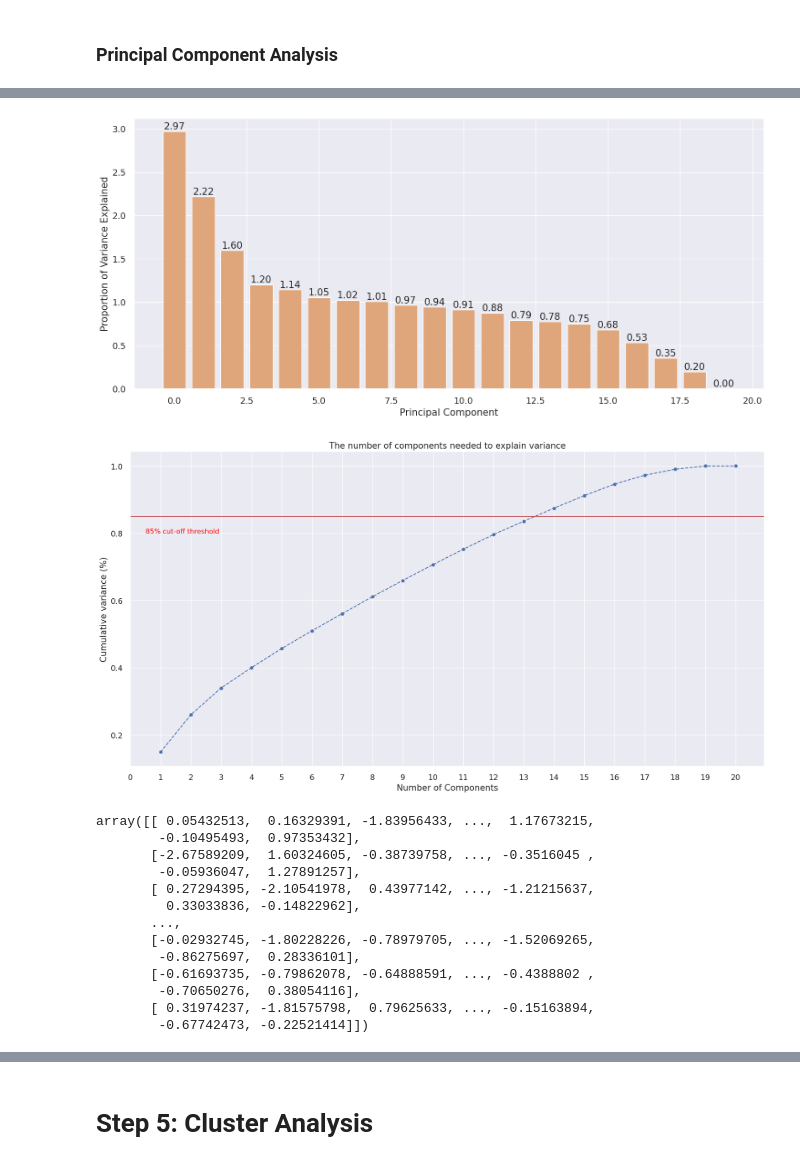
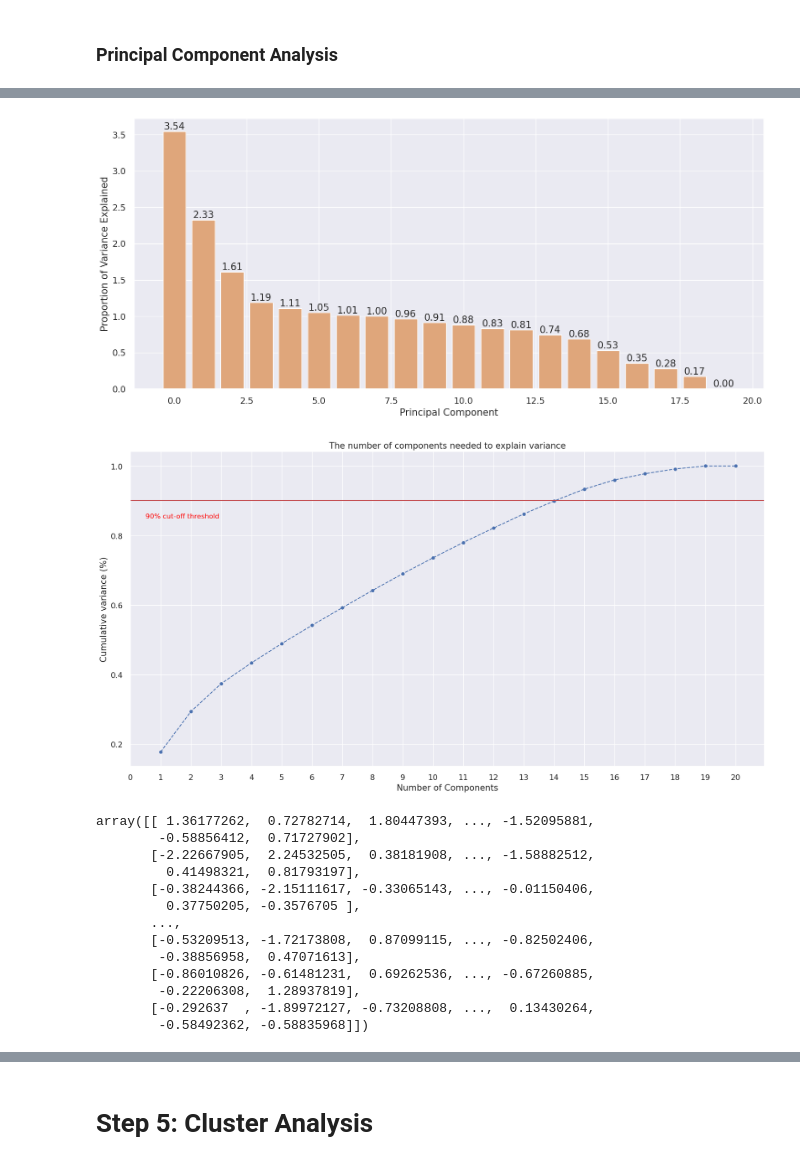
Before and after one commit to fatimagulomova/iu-projects, a Jupyter notebook: DLBDSMLUSL/task-2-policing-equity.ipynb, the cells around one changed output, grey strips where cells are left out. Cells and saved outputs as stored; diff of their text form; code cells hidden in the pictures.

```diff
--- a/DLBDSMLUSL/task-2-policing-equity.ipynb
+++ b/DLBDSMLUSL/task-2-policing-equity.ipynb
@@ -80,16 +81,6 @@ for feature in df.columns:
 # %% [markdown]
 ### Handling missing values in the dataframe
 # %%
-# Handling missing values in the DataFrame
-df['VEHICLE_YEAR'].replace(to_replace=np.nan, value="0", inplace=True)
-df['VEHICLE_YEAR'] = df['VEHICLE_YEAR'].astype(int)
-
-# Calculate the mean of non-zero values in 'VEHICLE_YEAR' column
-non_zero_mean = round(df[df['VEHICLE_YEAR'] != 0]['VEHICLE_YEAR'].mean())
-
-# Replace zero values with the calculated non-zero mean
-df['VEHICLE_YEAR'].replace(to_replace=0, value=non_zero_mean, inplace=True)
-
 for feature in df.columns:
     df[feature].replace(to_replace=["NO DATA ENTERED"], value="UNKNOWN", inplace=True)
     df[feature].replace(to_replace=np.nan, value="UNKNOWN", inplace=True)
@@ -150,0 +148,31 @@ df.head()
+# %%
+# Find rows where 'INCIDENT_REASON.1' appears only once
+unique_counts = df['INCIDENT_REASON.1'].value_counts()
+unique_values = unique_counts[unique_counts == 1].index
+
+for value in unique_values:
+    df['INCIDENT_REASON.1'].replace(value, value='OTHER', inplace=True)
+# %%
+responses = df['INCIDENT_REASON.1'].unique()
+
+categories = {
+    'DRUGS': ['DRUGS', 'OVERDOSE'],
+    'PROSTITUTION': ['PROSTITUTION'],
+    'ALCOHOL': ['ALCOHOL', 'PUBLIC DRINKING'],
+    'ROBBERY': ['ROBBERY', 'LARCENY', 'STOLEN'],
+    'RAPE': ['RAPE'],
+    'SEXUAL OFFENDER': ['SEXUAL OFFENDER', 'SEX OFFENDER'],
+    'HIT & RUN': ['HIT & RUN'],
+    'ACCIDENT': ['ACCIDENT'],
+    'SEX-ASSAULT': ['SEX-ASSAULT'],
+    'MALICIOUS DESTRUCTION PROPERTY': ['MALICIOUS DESTRUCTION PROPERTY'],
+    'HARASSMENT': ['HARASSMENT'],
+    'INVESTIGATE': ['INVESTIGATE']
+
+}
+
+for response in responses:
+    for key, values in categories.items():
+        if any(value in response for value in values):
+            df['INCIDENT_REASON.1'].replace(response, value=key, inplace=True)
+            break
@@ -652,47 +684,47 @@ plt.ylabel('Proportion of Variance Explained')
 plt.tight_layout()
 plt.show()
 # %% [output]
-[figure, old version]
+[figure, new version]
 # %%
 plt.figure(figsize=(20,10))
 
 x = np.arange(1, len(df.columns)+1, step=1)
 y = np.cumsum(pca.explained_variance_ratio_)
 
 plt.plot(x, y, marker='o', linestyle='--', color='b')
 plt.xlabel('Number of Components')
 plt.xticks(np.arange(0, len(df.columns)+1, step=1))
 plt.ylabel('Cumulative variance (%)')
 
 plt.title('The number of components needed to explain variance')
-plt.axhline(y=0.85, color='r', linestyle='-')
-plt.text(0.5, 0.80, '85% cut-off threshold', color='red', fontsize=12)
+plt.axhline(y=0.90, color='r', linestyle='-')
+plt.text(0.5, 0.85, '90% cut-off threshold', color='red', fontsize=12)
 
 plt.show()
 # %% [output]
-[figure, old version]
+[figure, new version]
 # %%
 scaled_df = pd.DataFrame(scaled_data, columns=df.columns)
 # %%
 # use PCA to project the data
-n_components = 14 # gives 88%
-pca = PCA(n_components=n_components)  # Retain 85% of variance
+n_components = 14 # gives 90%
+pca = PCA(n_components=n_components)  # Retain 90% of variance
 reduced_data = pca.fit_transform(scaled_df)
 reduced_data
 # %% [output]
-array([[ 0.05432513,  0.16329391, -1.83956433, ...,  1.17673215,
-        -0.10495493,  0.97353432],
-       [-2.67589209,  1.60324605, -0.38739758, ..., -0.3516045 ,
-        -0.05936047,  1.27891257],
-       [ 0.27294395, -2.10541978,  0.43977142, ..., -1.21215637,
-         0.33033836, -0.14822962],
+array([[ 1.36177262,  0.72782714,  1.80447393, ..., -1.52095881,
+        -0.58856412,  0.71727902],
+       [-2.22667905,  2.24532505,  0.38181908, ..., -1.58882512,
+         0.41498321,  0.81793197],
+       [-0.38244366, -2.15111617, -0.33065143, ..., -0.01150406,
+         0.37750205, -0.3576705 ],
        ...,
-       [-0.02932745, -1.80228226, -0.78979705, ..., -1.52069265,
-        -0.86275697,  0.28336101],
-       [-0.61693735, -0.79862078, -0.64888591, ..., -0.4388802 ,
-        -0.70650276,  0.38054116],
-       [ 0.31974237, -1.81575798,  0.79625633, ..., -0.15163894,
-        -0.67742473, -0.22521414]])
+       [-0.53209513, -1.72173808,  0.87099115, ..., -0.82502406,
+        -0.38856958,  0.47071613],
+       [-0.86010826, -0.61481231,  0.69262536, ..., -0.67260885,
+        -0.22206308,  1.28937819],
+       [-0.292637  , -1.89972127, -0.73208808, ...,  0.13430264,
+        -0.58492362, -0.58835968]])
 # %%
 top_components = pca.components_[:n_components]
 
```
Also changed, not shown: parts of 19 cells of this notebook.
